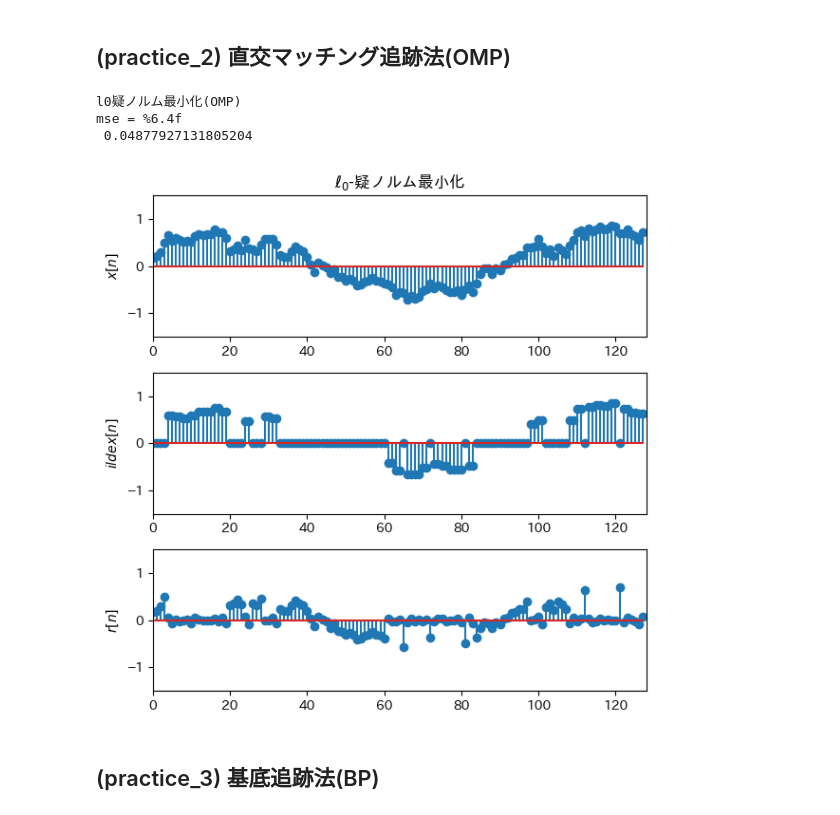
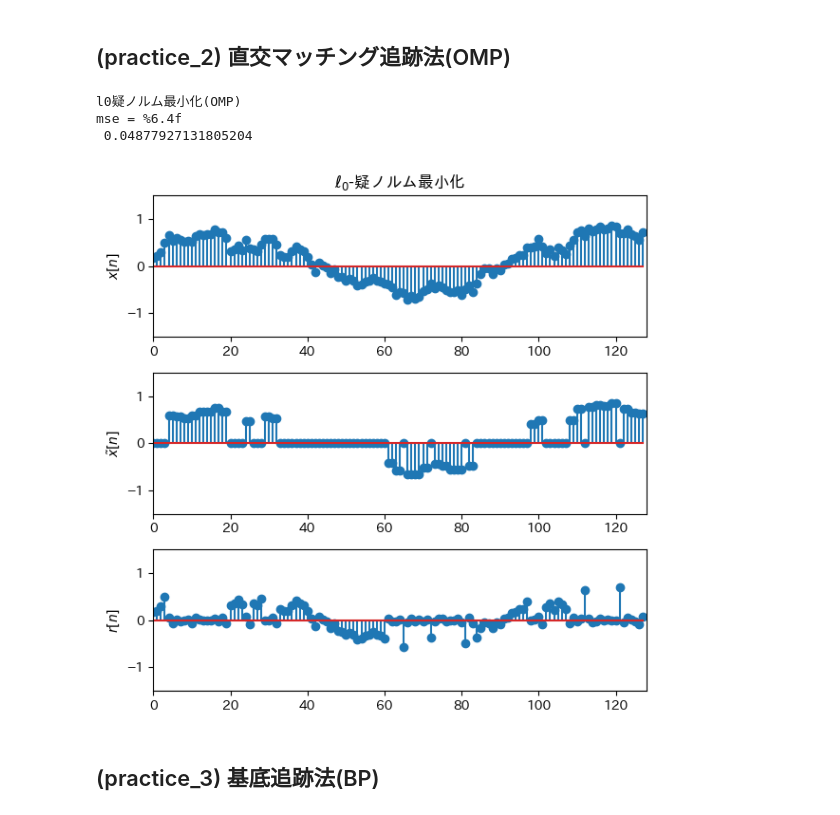
Before and after one commit to msiplab/AtipWork, a Jupyter notebook: python/sample_practice.ipynb, the cells around one changed output. Cells and saved outputs as stored; diff of their text form; code cells hidden in the pictures.

```diff
--- a/python/sample_practice.ipynb
+++ b/python/sample_practice.ipynb
@@ -155,35 +176,35 @@ for k in range(K):
         Ds = D[:,sup]
         y[sup] = np.linalg.pinv(Ds) @ x
     else:
         y[mmin] += z[mmin]
     # 残差成分
     tx = D @ y
     r = x - tx
 
 # 近似結果
 plt.subplot(3,1,2)
 hsr = plt.stem(tx)
 plt.axis([0, N, -1.5, 1.5])
-plt.ylabel('$\tilde{x}[n]$')
+plt.ylabel('$\\tilde{x}[n]$')
 # 近似誤差
 plt.subplot(3,1,3)
 hse = plt.stem(r)
 plt.axis([0, N, -1.5, 1.5])
 plt.ylabel('$r[n]$')
 
 plt.tight_layout()
 
 if isOmp:
     print('l0疑ノルム最小化(OMP)')
 else:
     print('l0疑疑ノルム最小化(MP)')
 mse_l0_norm = mse(x, tx)
 print('mse = %6.4f\n',mse_l0_norm)
 # %% [output]
 l0疑ノルム最小化(OMP)
 mse = %6.4f
  0.04877927131805204
-[figure, old version]
+[figure, new version]
 # %% [markdown]
 ## (practice_3) 基底追跡法(BP)
 # %%
```
Also changed, not shown: parts of 7 cells of this notebook.
